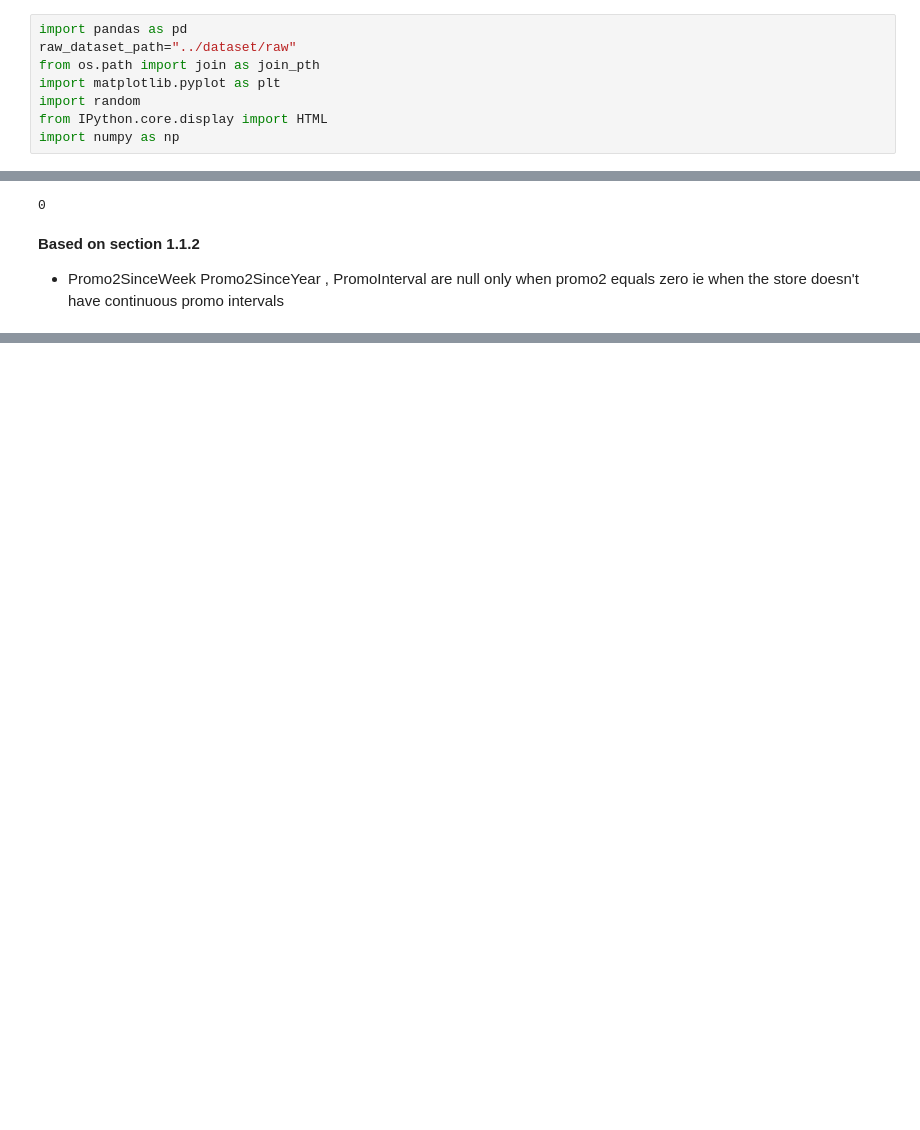
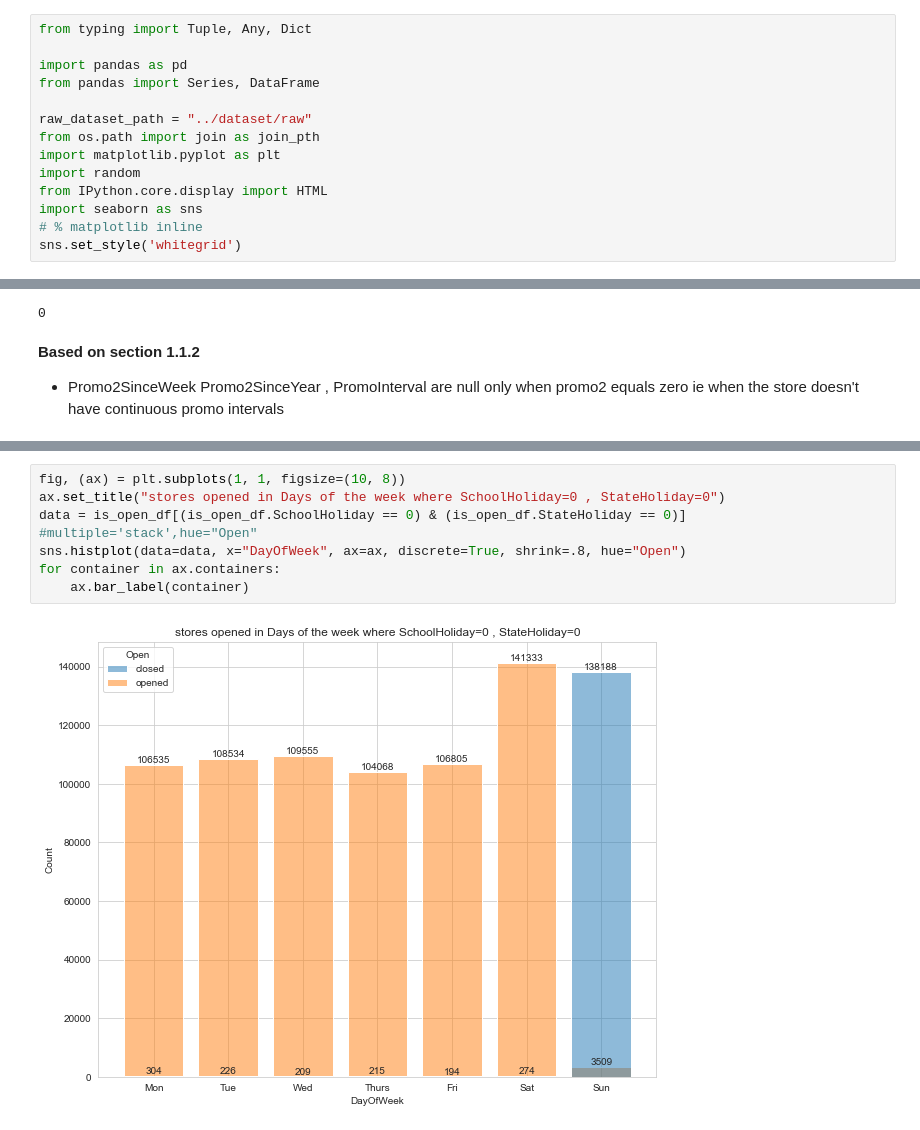
Before and after one commit to ahmedbadr97/Rossmann-Store-Sales, a Jupyter notebook: notebooks/Rossmann-Store-Sales.ipynb, the cells around one changed output, grey strips where cells are left out. Cells and saved outputs as stored; diff of their text form; blank space fills up the shorter version.

```diff
--- a/notebooks/Rossmann-Store-Sales.ipynb
+++ b/notebooks/Rossmann-Store-Sales.ipynb
@@ -1,10 +1,16 @@
 # %%
+from typing import Tuple, Any, Dict
+
 import pandas as pd
-raw_dataset_path="../dataset/raw"
+from pandas import Series, DataFrame
+
+raw_dataset_path = "../dataset/raw"
 from os.path import join as join_pth
 import matplotlib.pyplot as plt
 import random
 from IPython.core.display import HTML
-import numpy as np
+import seaborn as sns
+# % matplotlib inline
+sns.set_style('whitegrid')
 # %%
 
@@ -318,0 +343,10 @@ for m in range (rows):
+# %%
+fig, (ax) = plt.subplots(1, 1, figsize=(10, 8))
+ax.set_title("stores opened in Days of the week where SchoolHoliday=0 , StateHoliday=0")
+data = is_open_df[(is_open_df.SchoolHoliday == 0) & (is_open_df.StateHoliday == 0)]
+#multiple='stack',hue="Open"
+sns.histplot(data=data, x="DayOfWeek", ax=ax, discrete=True, shrink=.8, hue="Open")
+for container in ax.containers:
+    ax.bar_label(container)
+# %% [output]
+[figure, added]
```
Also changed, not shown: parts of 73 cells of this notebook, 1 other file.
